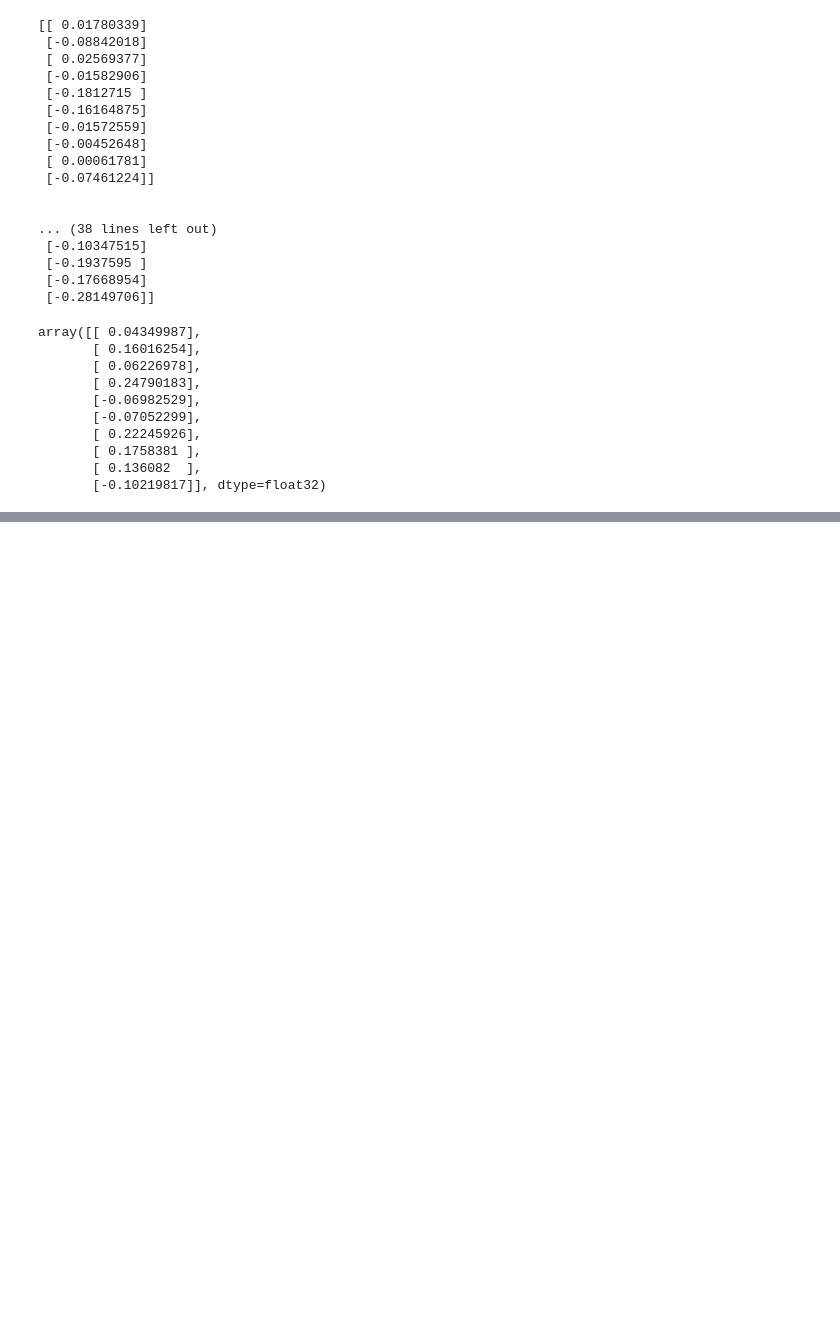
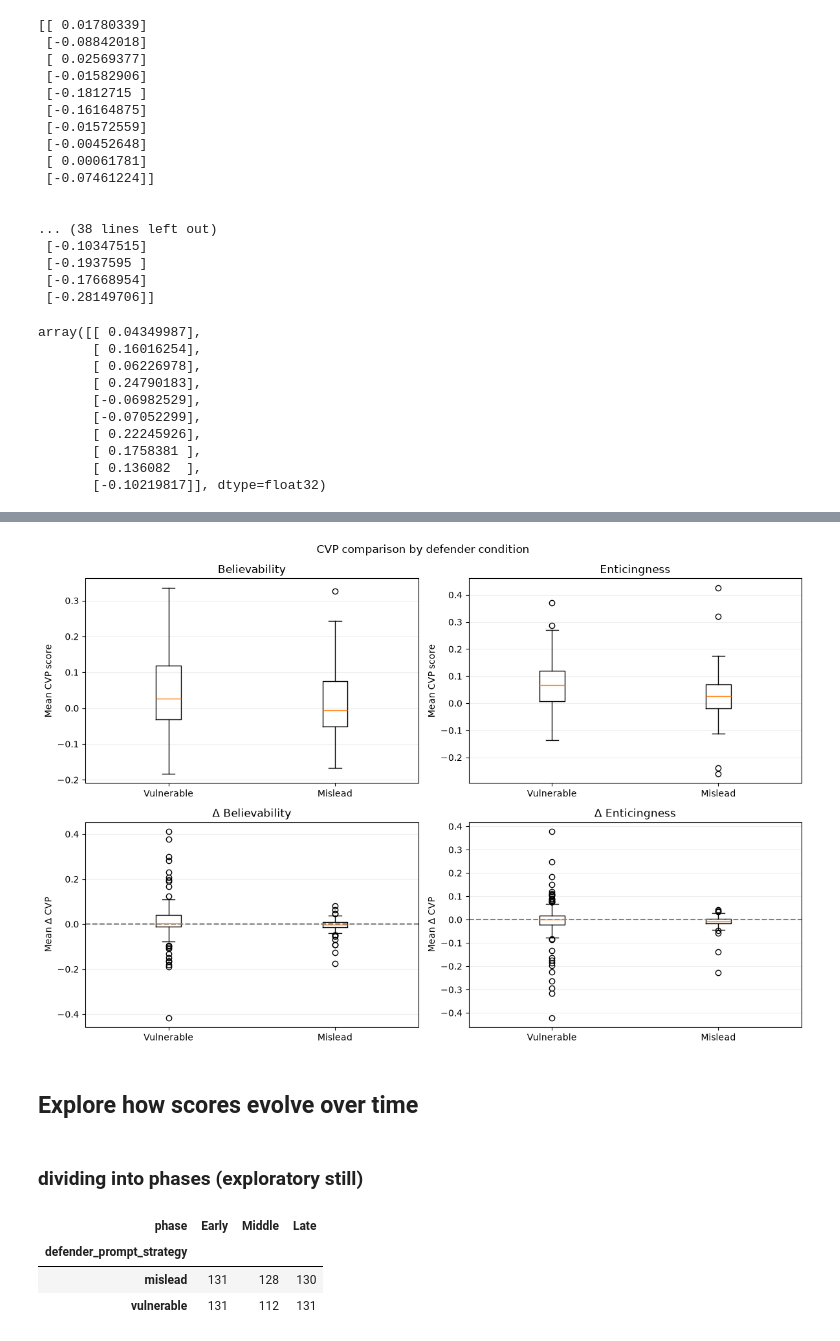
Before and after one commit to Niels-Engedal/honeyval, a Jupyter notebook: scripts/nlp/analysis_scripts/dev_inspection_notebook.ipynb, the cells around one changed output, grey strips where cells are left out. Cells and saved outputs as stored; diff of their text form; code cells hidden in the pictures; blank space fills up the shorter version.

```diff
--- a/scripts/nlp/analysis_scripts/dev_inspection_notebook.ipynb
+++ b/scripts/nlp/analysis_scripts/dev_inspection_notebook.ipynb
@@ -224,0 +246,9 @@ array([[ 0.04349987],
+# %%
+# Remove start and end events from dataset
+df_st = statements_full.drop(statements_full[
+    (statements_full.event == "START")
+    | (statements_full.event == "END")
+    | (statements_full.event == "PARSING ERROR")
+    | (statements_full.event == "GIVEUP")
+    | (statements_full.event == "SUCCESS")
+    ].index)
@@ -224,0 +554,41 @@ array([[ 0.04349987],
+# %%
+metrics = [
+    ("believability", "Believability"),
+    ("enticingness", "Enticingness"),
+    ("delta_believability", "Δ Believability"),
+    ("delta_enticingness", "Δ Enticingness"),
+]
+
+conditions = ["vulnerable", "mislead"]
+
+fig, axes = plt.subplots(2, 2, figsize=(12, 8))
+
+for ax, (column, title) in zip(axes.flat, metrics):
+
+    values = [
+        df_interaction.loc[
+            df_interaction["condition"] == condition,
+            column
+        ].dropna()
+        for condition in conditions
+    ]
+
+    ax.boxplot(values)
+    ax.set_xticks([1, 2], ["Vulnerable", "Mislead"])
+    ax.set_title(title)
+    ax.set_ylabel("Mean CVP score" if not column.startswith("delta") else "Mean Δ CVP")
+
+    if column.startswith("delta"):
+        ax.axhline(0, color="gray", linestyle="--")
+
+    ax.grid(axis="y", alpha=0.2)
+
+plt.suptitle("CVP comparison by defender condition")
+plt.tight_layout()
+plt.show()
+# %% [output]
+[figure, added]
+# %% [markdown]
+## Explore how scores evolve over time
+# %% [markdown]
+### dividing into phases (exploratory still)
@@ -224,0 +616,15 @@ array([[ 0.04349987],
+# %%
+# check phase stacking - how many independent interactions contribute to each of the phases?
+display(
+    df_phases.groupby(
+        ["defender_prompt_strategy", "phase"],
+        observed=True
+    )["interaction_id"]
+    .nunique()
+    .unstack()
+)
+# %% [output]
+| phase | Early | Middle | Late |
+| defender_prompt_strategy |  |  |  |
+| mislead | 131 | 128 | 130 |
+| vulnerable | 131 | 112 | 131 |
```
Also changed, not shown: parts of 28 cells of this notebook.
